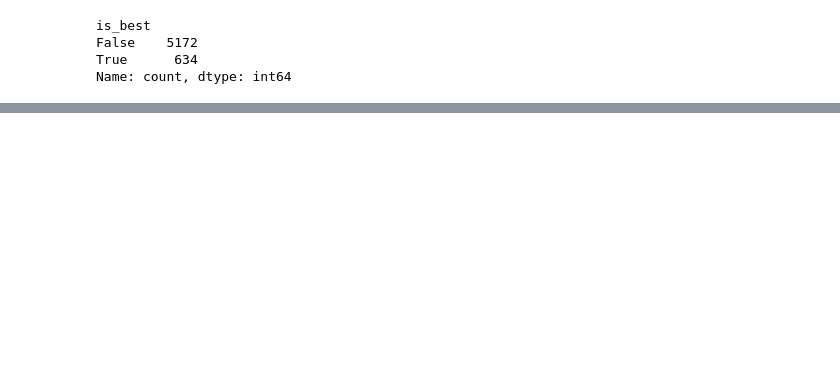
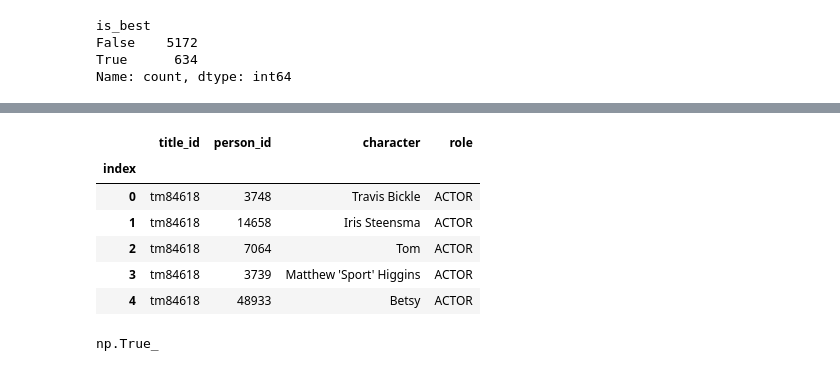
Before and after one commit to BolachinhaAmericana/MSc-AdvancedDatabases, a Jupyter notebook: Code/workingWithData.ipynb, the cells around one changed output, grey strips where cells are left out. Drawn from its saved outputs; the diff is of its cells as text; code cells hidden in the pictures; blank space fills up the shorter version.

Commit message:
Ready Data on DF to DB

```diff
--- a/Code/workingWithData.ipynb
+++ b/Code/workingWithData.ipynb
@@ -197,0 +219,6 @@ df_titles.to_csv('../Data/complete_titles.csv', index='index')
+# %%
+table_titles = pd.DataFrame()
+table_genres = pd.DataFrame()
+table_countries = pd.DataFrame()
+table_persons = pd.DataFrame()
+table_roles = pd.DataFrame()
@@ -197,0 +239,4 @@ df_titles.to_csv('../Data/complete_titles.csv', index='index')
+# %%
+# setting feature normlized Roles Table
+
+table_roles[['title_id','person_id', 'character', 'role']] = df_credits[['id', 'person_id', 'character', 'role']]
@@ -197,0 +253,14 @@ df_titles.to_csv('../Data/complete_titles.csv', index='index')
+# %%
+table_roles.head()
+# %% [output]
+|  | title_id | person_id | character | role |
+| index |  |  |  |  |
+| 0 | tm84618 | 3748 | Travis Bickle | ACTOR |
+| 1 | tm84618 | 14658 | Iris Steensma | ACTOR |
+| 2 | tm84618 | 7064 | Tom | ACTOR |
+| 3 | tm84618 | 3739 | Matthew 'Sport' Higgins | ACTOR |
+| 4 | tm84618 | 48933 | Betsy | ACTOR |
+# %%
+table_roles[['person_id', 'title_id']].duplicated().any() # This can't be used as composite key, a role_id PK will be created and autoincremented in the DB.
+# %% [output]
+np.True_
```
Also changed, not shown: parts of 7 cells of this notebook.
